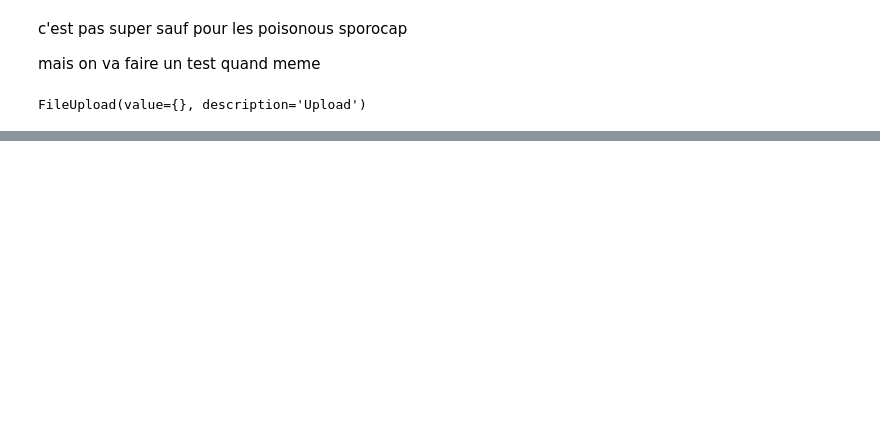
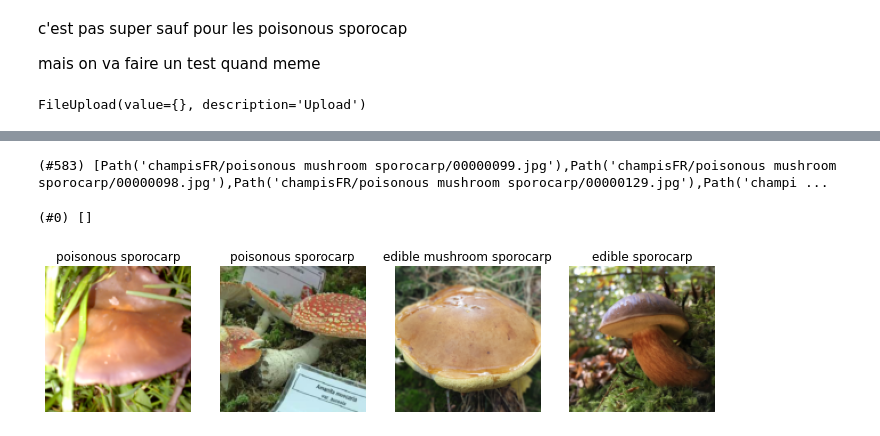
Before and after one commit to ArmandBroutinDev/cours-deeplearning, a Jupyter notebook: mushroompicker.ipynb, the cells around one changed output, grey strips where cells are left out. Saved outputs shown, nothing was run; the diff lists cells and outputs as text; code cells hidden in the pictures; blank space fills up the shorter version.

```diff
--- a/mushroompicker.ipynb
+++ b/mushroompicker.ipynb
@@ -95,0 +250,19 @@ With a probability of : 0.355460
+# %%
+path = Path('champisFR')
+if not path.exists():
+    path.mkdir()
+    for o in learn_inf.dls.vocab:
+        dest = (path/o)
+        dest.mkdir(exist_ok=True)
+        results = search_images_bing(key, f'{o} mushroom forest france')
+        download_images(dest, urls=results.attrgot('contentUrl'))
+# %%
+fns = get_image_files(path)
+fns
+# %% [output]
+(#583) [Path('champisFR/poisonous mushroom sporocarp/00000099.jpg'),Path('champisFR/poisonous mushroom sporocarp/00000098.jpg'),Path('champisFR/poisonous mushroom sporocarp/00000129.jpg'),Path('champi ...
+# %%
+failed = verify_images(fns)
+failed
+# %% [output]
+(#0) []
@@ -95,0 +271,13 @@ With a probability of : 0.355460
+# %%
+champisFR = DataBlock(
+    blocks=(ImageBlock, CategoryBlock),
+    get_items=get_image_files,
+    splitter=RandomSplitter(valid_pct=0.2, seed=9),
+    get_y=parent_label,
+    item_tfms=Resize(128))
+# %%
+ndls = champisFR.dataloaders(path)
+# %%
+ndls.valid.show_batch(max_n=4, nrows=1)
+# %% [output]
+[figure, added]
```
Also changed, not shown: parts of 36 cells of this notebook.
